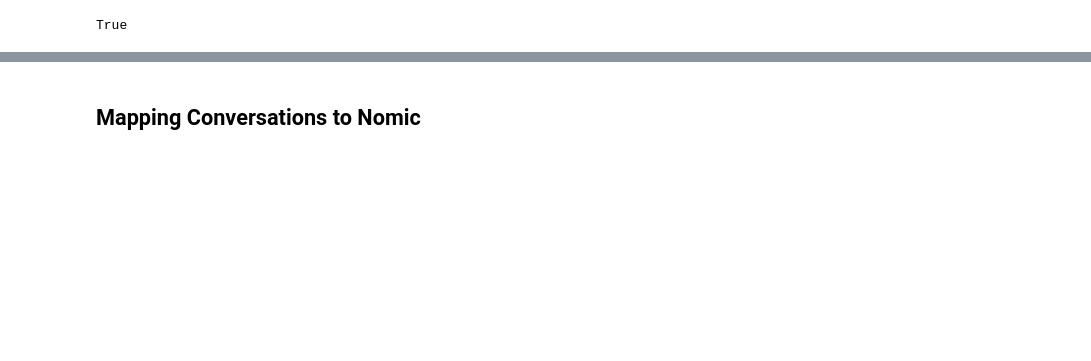
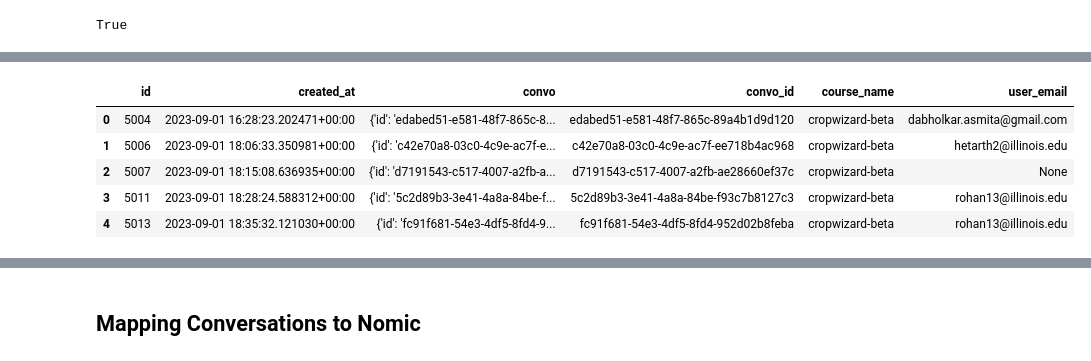
Before and after one commit to UIUC-Chatbot/ai-ta-backend, a Jupyter notebook: ai_ta_backend/nomic_map_creation.ipynb, the cells around one changed output, grey strips where cells are left out. Cells and saved outputs as stored; diff of their text form; code cells hidden in the pictures; blank space fills up the shorter version.

```diff
--- a/ai_ta_backend/nomic_map_creation.ipynb
+++ b/ai_ta_backend/nomic_map_creation.ipynb
@@ -46,0 +66,9 @@ df
+# %%
+df.head()
+# %% [output]
+|  | id | created_at | convo | convo_id | course_name | user_email |
+| 0 | 5004 | 2023-09-01 16:28:23.202471+00:00 | {'id': 'edabed51-e581-48f7-865c-8... | edabed51-e581-48f7-865c-89a4b1d9d120 | cropwizard-beta | dabholkar.asmita@gmail.com |
+| 1 | 5006 | 2023-09-01 18:06:33.350981+00:00 | {'id': 'c42e70a8-03c0-4c9e-ac7f-e... | c42e70a8-03c0-4c9e-ac7f-ee718b4ac968 | cropwizard-beta | hetarth2@illinois.edu |
+| 2 | 5007 | 2023-09-01 18:15:08.636935+00:00 | {'id': 'd7191543-c517-4007-a2fb-a... | d7191543-c517-4007-a2fb-ae28660ef37c | cropwizard-beta | None |
+| 3 | 5011 | 2023-09-01 18:28:24.588312+00:00 | {'id': '5c2d89b3-3e41-4a8a-84be-f... | 5c2d89b3-3e41-4a8a-84be-f93c7b8127c3 | cropwizard-beta | rohan13@illinois.edu |
+| 4 | 5013 | 2023-09-01 18:35:32.121030+00:00 | {'id': 'fc91f681-54e3-4df5-8fd4-9... | fc91f681-54e3-4df5-8fd4-952d02b8feba | cropwizard-beta | rohan13@illinois.edu |
```
Also changed, not shown: parts of 6 cells of this notebook, 1 other file.
